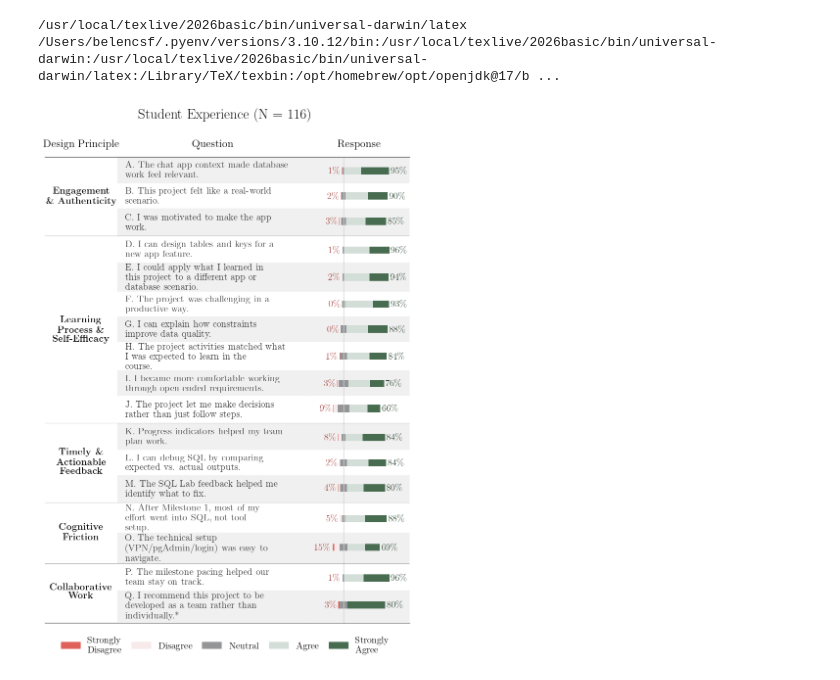
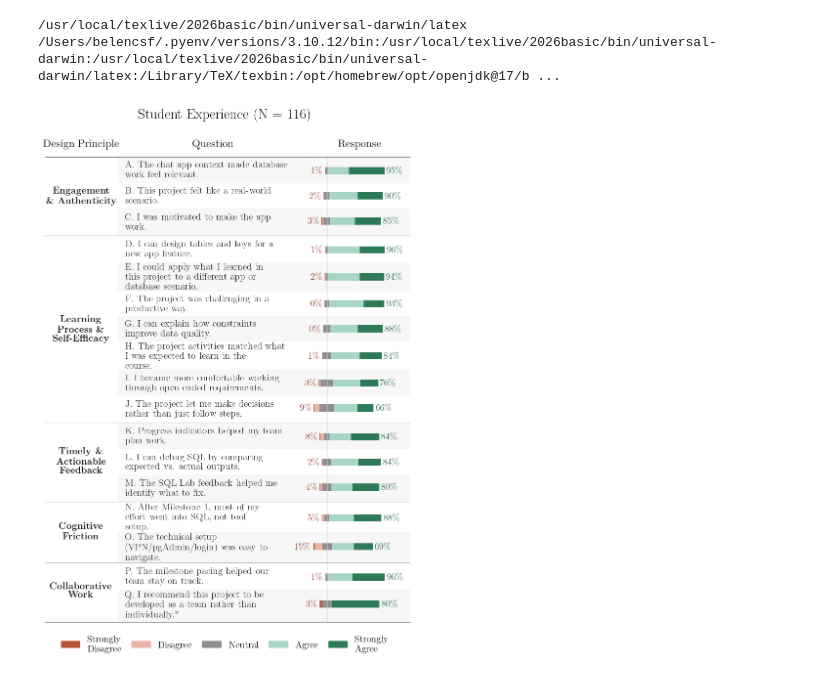
Before and after one commit to bcsaldias/sigcse-ai-2027, a Jupyter notebook: likert/v2_Info330_ExploratoryDataAnalysis.ipynb, the cells around one changed output. Saved outputs shown, nothing was run; the diff lists cells and outputs as text; code cells hidden in the pictures.

Commit message:
colors

```diff
--- a/likert/v2_Info330_ExploratoryDataAnalysis.ipynb
+++ b/likert/v2_Info330_ExploratoryDataAnalysis.ipynb
@@ -59,11 +59,11 @@ LIKERT_ORDER = [
 ]
 
 COLORS = {
-    "Strongly Disagree": "#df615a",
-    "Disagree":          "#f7eaeb",
-    "Neutral":           "#939597",
-    "Agree":             "#d4ded9",
-    "Strongly Agree":    "#486c50"
+    "Strongly Disagree": "#b5543a",
+    "Disagree":          "#e8b5a4",
+    "Neutral":           "#8e8e8e",
+    "Agree":             "#a8d5c5",
+    "Strongly Agree":    "#2e7a58"
 }
 
 FILTERED_QUESTION = (
@@ -230,7 +230,7 @@ ax_q.set_yticks([])
 
 n = len(y_bars)
 for i, (y, rh) in enumerate(zip(y_bars, row_heights)):
-    color = "#f0f0f0" if i % 2 == 0 else "white"
+    color = "#f7f7f7" if i % 2 == 0 else "white"
     y_lo = y - rh / 2
     y_hi = y + rh / 2
     # first row of a category: extend up to the divider above
@@ -281,19 +281,19 @@ for col in ["Agree", "Strongly Agree"]:
 
 for i, y in enumerate(y_bars):
     ax_main.text(-(total_neg.iloc[i] + neutral_half[i]) - 3, y, f"{total_neg.iloc[i]:.0f}\%",
-                 ha="right", va="center", fontsize=font_size, color="#a8453f", zorder=5)
+                 ha="right", va="center", fontsize=font_size, fontweight="bold", color="#8b3525", zorder=5)
     ax_main.text( total_pos.iloc[i] + neutral_half[i] + 3, y, f"{total_pos.iloc[i]:.0f}\%",
-                 ha="left",  va="center", fontsize=font_size, color="#304935", zorder=5)
+                 ha="left",  va="center", fontsize=font_size, fontweight="bold", color="#1e5c42", zorder=5)
 
 
-ax_main.set_xlim(-75, 140)
 ax_main.axvline(0, color="lightgray", lw=1)
 ax_main.set_yticks([])
 ax_main.set_xticks([])
 
 
-ax_main.spines["top"].set_bounds(-75, 140)
-ax_main.spines["bottom"].set_bounds(-75, 140)
+ax_main.set_xlim(-30, 140)
+ax_main.spines["top"].set_bounds(-30, 140)
+ax_main.spines["bottom"].set_bounds(-30, 140)
 
 for cat in category_ranges[:-1]:
     for ax in [ax_cat, ax_q, ax_main]:
@@ -306,31 +306,31 @@ for ax in [ax_cat, ax_q, ax_main]:
         else:
             spine.set_visible(True)
             spine.set_linewidth(0.9)
             spine.set_color(BORDER_COLOR)
 
 ax_cat.invert_yaxis()
 margin = 0.2
 ax_cat.set_ylim(current_y - GAP / 2 + margin, -margin)
 
 legend_handles = [
     plt.Rectangle((0, 0), 1, 1, color=COLORS[lbl], label=wrap_text(lbl, 10))
     for lbl in LIKERT_ORDER
 ]
 fig.legend(
     handles=legend_handles,
     loc="upper center", bbox_to_anchor=(0.5, 0.02),
     ncol=len(LIKERT_ORDER),
     fontsize=font_size, frameon=False,
     columnspacing=1
 )
 
 plt.suptitle(
     "Student Experience (N = 116)",
     fontsize=font_size*1.5, fontweight="semibold", y=0.985
 )
 # ax_main.text(0, ax_main.get_ylim()[0], "0\%", ha="center", va="bottom", fontsize=font_size, color="gray")
 
 fig.tight_layout(rect=[0, 0.01, 1, 0.99])
 plt.show()
 # %% [output]
-[figure, old version]
+[figure, new version]
```
